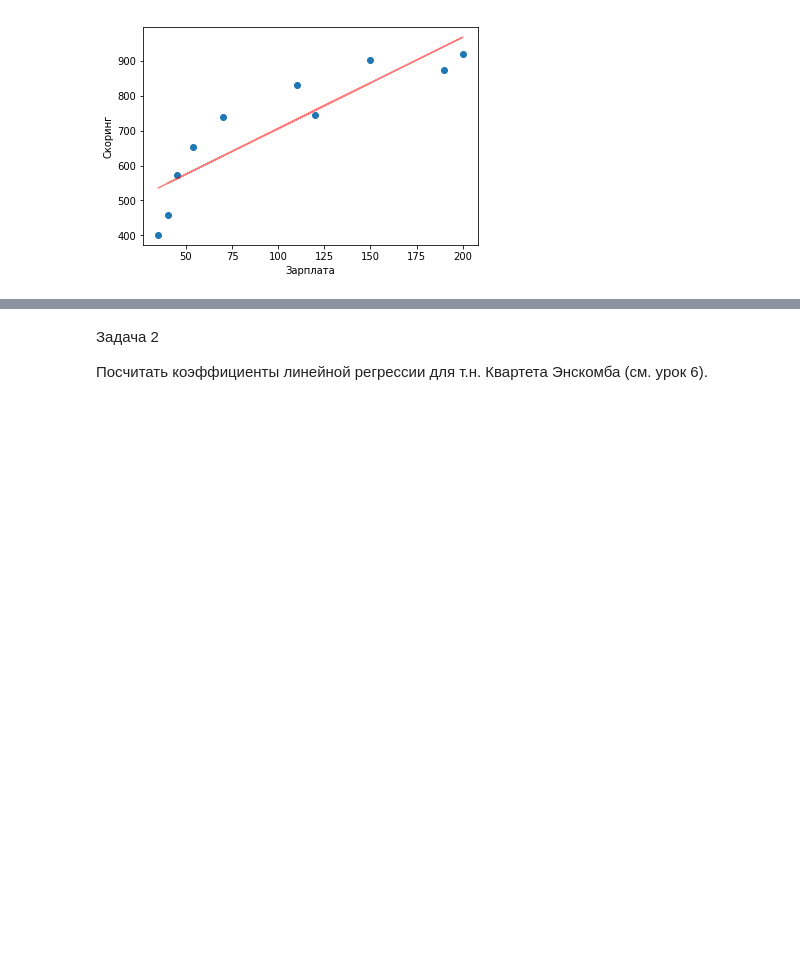
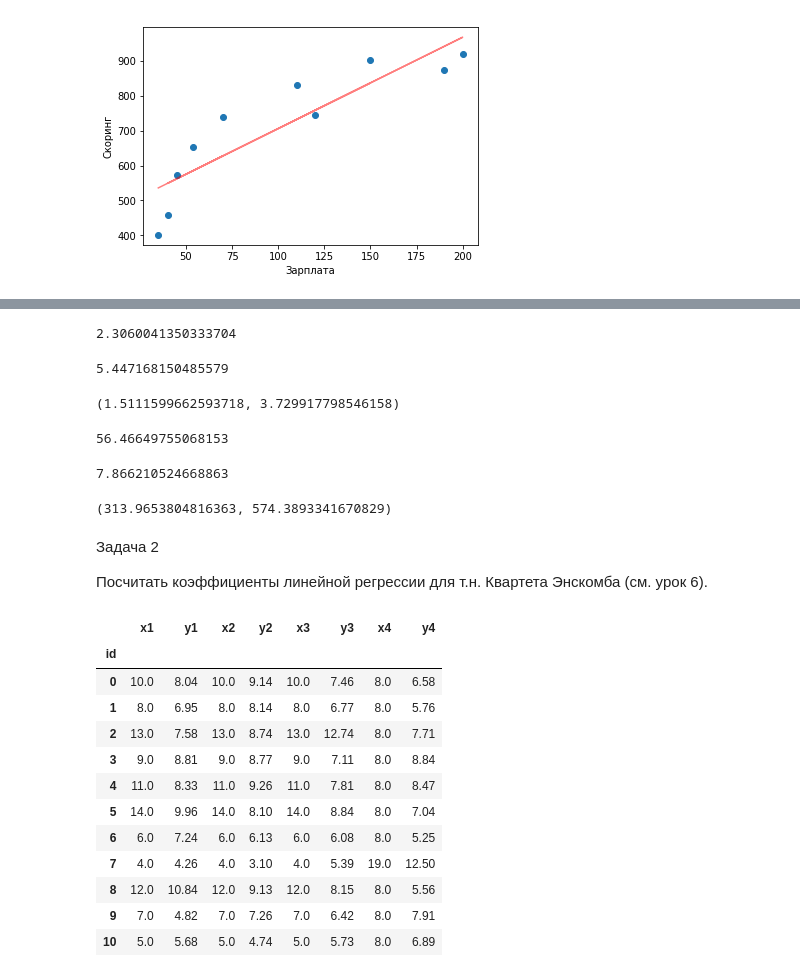
Before and after one commit to daniilstv/math, a Jupyter notebook: mathstat_7.ipynb, the cells around one changed output, grey strips where cells are left out. Drawn from its saved outputs; the diff is of its cells as text; code cells hidden in the pictures; blank space fills up the shorter version.

```diff
--- a/mathstat_7.ipynb
+++ b/mathstat_7.ipynb
@@ -46,4 +196,64 @@ Text(0, 0.5, 'Скоринг')
+# %%
+alpha = 0.05
+
+t = stats.t.ppf(1 - alpha / 2, df=8)
+t
+# %% [output]
+2.3060041350333704
+# %%
+T = b1 / s_slope
+T
+# %% [output]
+5.447168150485579
+# %%
+(b1 - t * s_slope, b1 + t * s_slope)
+# %% [output]
+(1.5111599662593718, 3.729917798546158)
+# %%
+# Оцените значимость получившихся параметров уравнения
+# регрессии и постройте для них доверительные интервалы с помощью t-статистики Стьюдента.
+def standard_error_intercept(
+        x: np.ndarray,
+        y: np.ndarray,
+        z: np.ndarray,
+) -> float:
+    """Стандартная ошибка коэффициента сдвига.
+    """
+
+    return standard_error_slope(x, y, z) * np.sqrt((x ** 2).mean())
+
+s_intercept = standard_error_intercept(x1, y1, z1)
+s_intercept
+# %% [output]
+56.46649755068153
+# %%
+T = b0 / s_intercept
+T
+# %% [output]
+7.866210524668863
+# %%
+(b0 - t * s_intercept, b0 + t * s_intercept)
+# %% [output]
+(313.9653804816363, 574.3893341670829)
 # %% [markdown]
 Задача 2
 
 Посчитать коэффициенты линейной регрессии для т.н. Квартета Энскомба (см. урок 6).
+# %%
+anscombe_dataset = pd.read_csv('anscombe_dataset.csv', index_col='id')
+
+anscombe_dataset
+# %% [output]
+|  | x1 | y1 | x2 | y2 | x3 | y3 | x4 | y4 |
+| id |  |  |  |  |  |  |  |  |
+| 0 | 10.0 | 8.04 | 10.0 | 9.14 | 10.0 | 7.46 | 8.0 | 6.58 |
+| 1 | 8.0 | 6.95 | 8.0 | 8.14 | 8.0 | 6.77 | 8.0 | 5.76 |
+| 2 | 13.0 | 7.58 | 13.0 | 8.74 | 13.0 | 12.74 | 8.0 | 7.71 |
+| 3 | 9.0 | 8.81 | 9.0 | 8.77 | 9.0 | 7.11 | 8.0 | 8.84 |
+| 4 | 11.0 | 8.33 | 11.0 | 9.26 | 11.0 | 7.81 | 8.0 | 8.47 |
+| 5 | 14.0 | 9.96 | 14.0 | 8.10 | 14.0 | 8.84 | 8.0 | 7.04 |
+| 6 | 6.0 | 7.24 | 6.0 | 6.13 | 6.0 | 6.08 | 8.0 | 5.25 |
+| 7 | 4.0 | 4.26 | 4.0 | 3.10 | 4.0 | 5.39 | 19.0 | 12.50 |
+| 8 | 12.0 | 10.84 | 12.0 | 9.13 | 12.0 | 8.15 | 8.0 | 5.56 |
+| 9 | 7.0 | 4.82 | 7.0 | 7.26 | 7.0 | 6.42 | 8.0 | 7.91 |
+| 10 | 5.0 | 5.68 | 5.0 | 4.74 | 5.0 | 5.73 | 8.0 | 6.89 |
```
Also changed, not shown: parts of 22 cells of this notebook.
